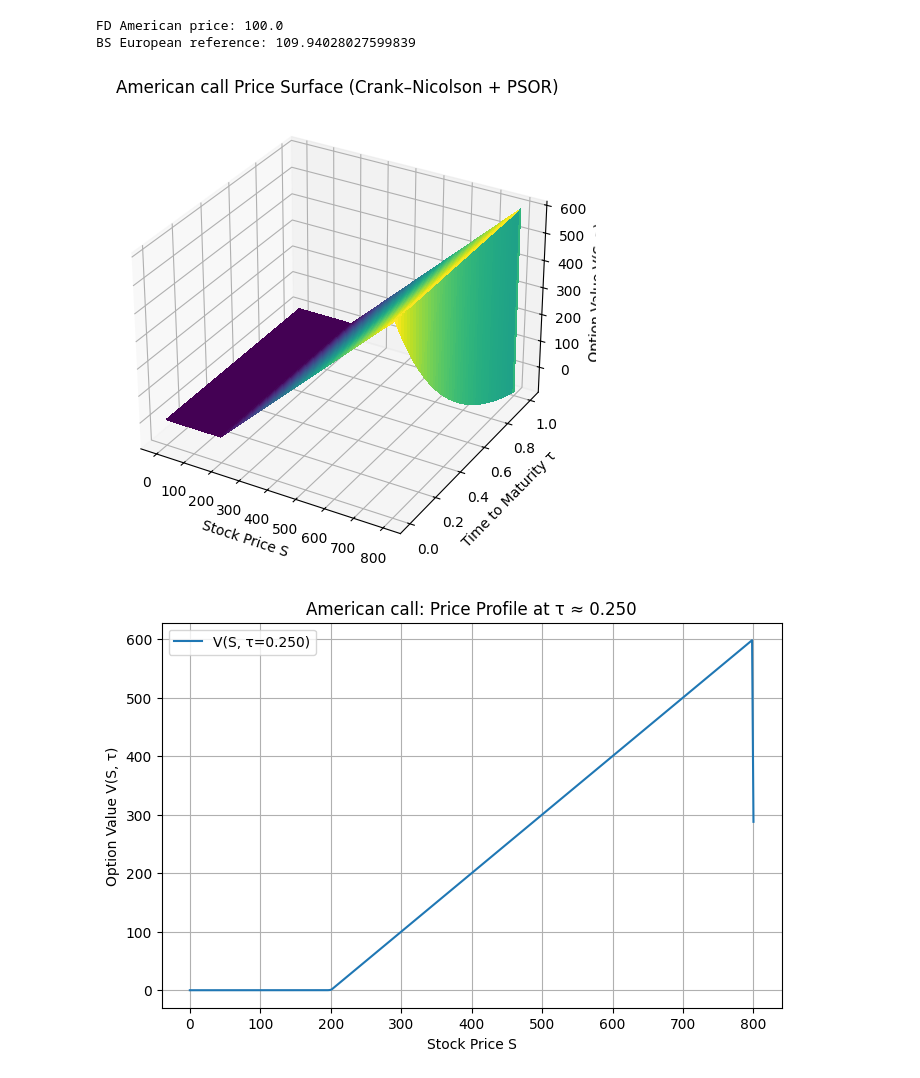
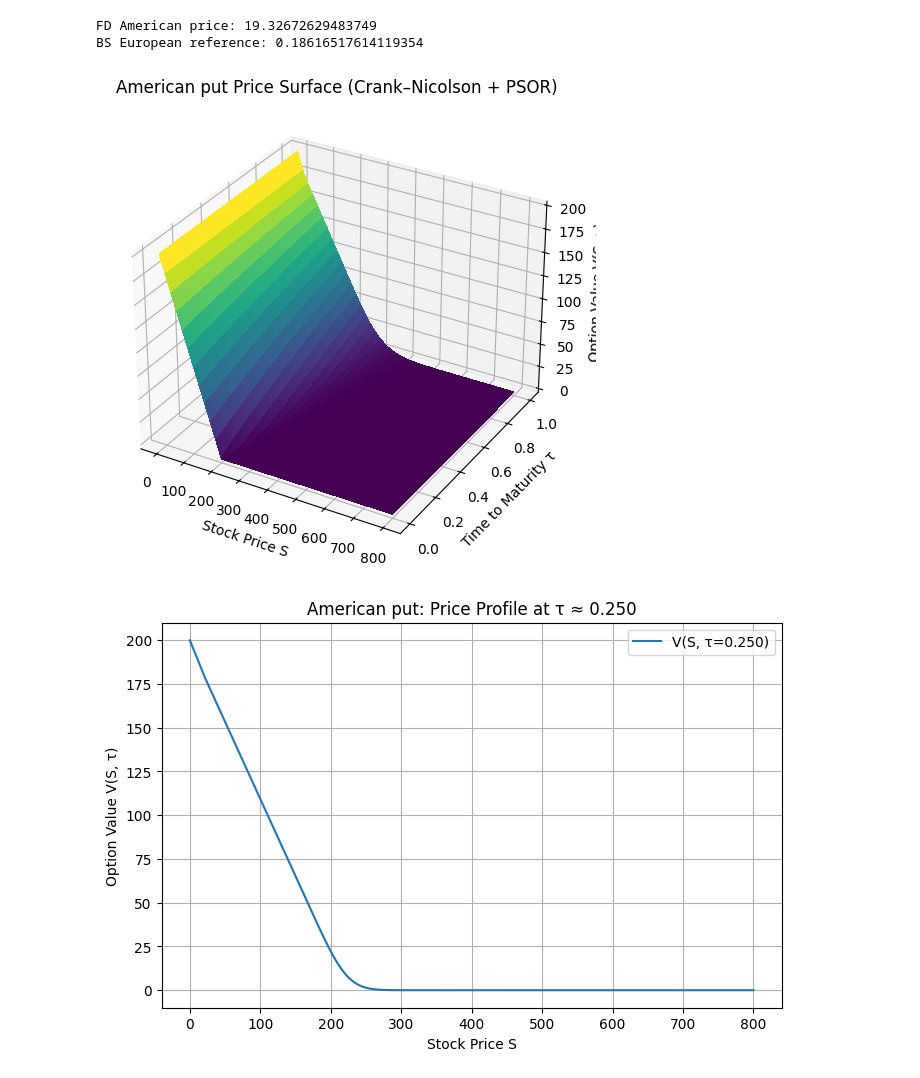
Before and after one commit to ai-ml-club-sjsu/project-fa25-QVP, a Jupyter notebook: notebooks/pde-solver-american-options copy.ipynb, the cells around one changed output. Cells and saved outputs as stored; diff of their text form; code cells hidden in the pictures.

Commit message:
American option functionality added2.

```diff
--- a/notebooks/pde-solver-american-options copy.ipynb
+++ b/notebooks/pde-solver-american-options copy.ipynb
@@ -143,39 +143,39 @@ def crank_nicolson_american(S0, K, T, r, sigma, Smax, M, N, option='put', q=0.0)
         val = V[-1, i] + (V[-1, i+1] - V[-1, i]) * (S0 - S[i]) / dS
 
     return val, V, S, t
 
 if __name__ == '__main__':
     S0 = 300.0; K = 200.0; T = 1.0; r = 0.05; sigma = 0.2
     Smax = 4*K
     M = 400   # space steps
-    N = 400   # time steps
-    option = 'call'  # try 'put' to see early exercise effect
-    div = 2 # continuous dividend yield
+    N = 800   # time steps
+    option = 'put'  # try 'put' to see early exercise effect
+    div = 0.5 # continuous dividend yield
 
     price_fd, V_grid, S_grid, t_grid = crank_nicolson_american(
         S0, K, T, r, sigma, Smax, M, N, option=option, q=div
     )
 
     print("FD American price:", price_fd)
     # Reference (equals European if call with q=0)
     print("BS European reference:", black_scholes_price(S0, K, T, r, sigma, option=option))
 
     # --- Plot (use τ = time-to-maturity) ---
     tau_grid = np.linspace(0.0, T, N+1)       # rows of V_grid correspond to τ increasing 0→T
     S_mesh, tau_mesh = np.meshgrid(S_grid, tau_grid)
 
     fig = plt.figure(figsize=(10,6))
     ax = fig.add_subplot(111, projection='3d')
     ax.plot_surface(S_mesh, tau_mesh, V_grid, cmap='viridis', linewidth=0, antialiased=False)
     ax.set_xlabel('Stock Price S')
     ax.set_ylabel('Time to Maturity τ')
     ax.set_zlabel('Option Value V(S, τ)')
     ax.set_title(f'American {option} Price Surface (Crank–Nicolson + PSOR)')
     plt.show()
 # %% [output]
-FD American price: 100.0
-BS European reference: 109.94028027599839
+FD American price: 19.32672629483749
+BS European reference: 0.18616517614119354
-[figure, old version]
+[figure, new version]
 # %%
 # Choose a time-to-maturity slice
 tau_target = 0.25  # years remaining (τ)
@@ -191,7 +191,7 @@ plt.grid(True)
 plt.legend()
 plt.show()
 # %% [output]
-[figure, old version]
+[figure, new version]
 # %%
 import plotly.io as pio
 import plotly.graph_objects as go
```
Also changed, not shown: parts of 2 cells of this notebook.
